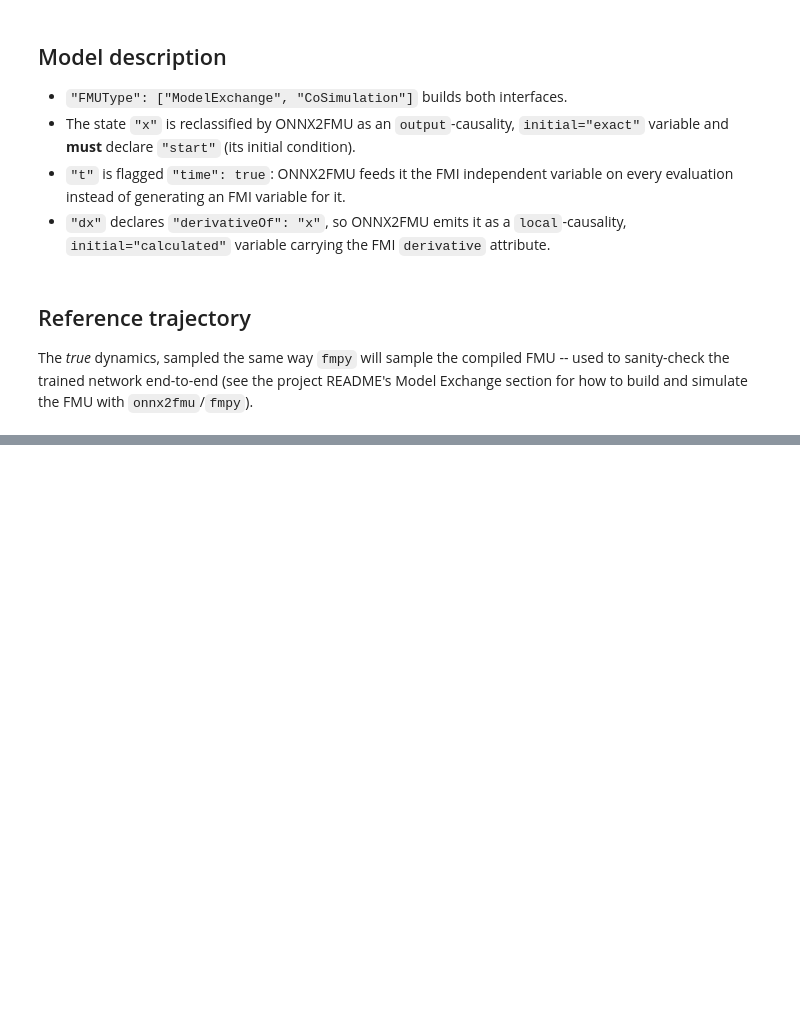
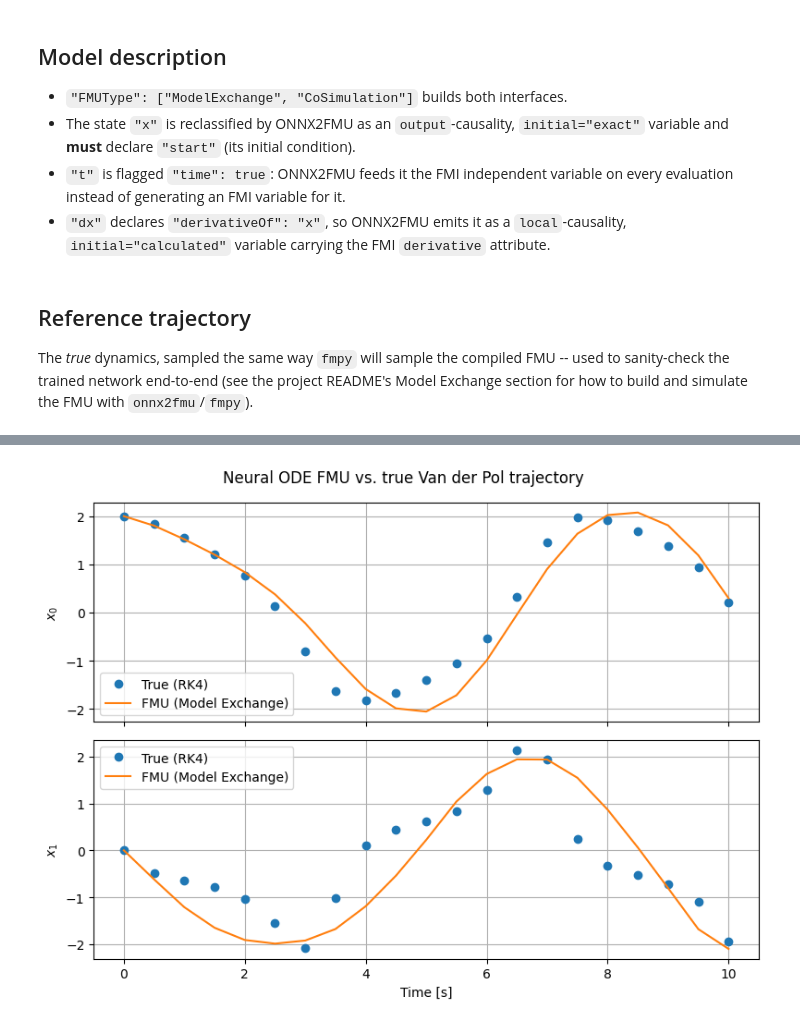
Before and after one commit to HyRES-FBK/onnx2fmu, a Jupyter notebook: examples/example5/generate-example-model.ipynb, the cells around one changed output, grey strips where cells are left out. Cells and saved outputs as stored; diff of their text form; code cells hidden in the pictures; blank space fills up the shorter version.

Commit message:
Improving Neural-ODE model

```diff
--- a/examples/example5/generate-example-model.ipynb
+++ b/examples/example5/generate-example-model.ipynb
@@ -242,0 +306,17 @@ df
+# %%
+import matplotlib.pyplot as plt
+from fmpy import simulate_fmu
+
+results = simulate_fmu(
+    "example5.fmu",
+    fmi_type="ModelExchange",
+    solver="CVode",
+    start_time=t_eval[0],
+    stop_time=t_eval[-1],
+    output_interval=t_eval[1] - t_eval[0],
+    output=["x_0", "x_1"],
+    validate=True,
+)
+
+fmu_df = pd.DataFrame(results).set_index("time")
+fmu_df
@@ -242,0 +342,16 @@ df
+# %%
+fig, axes = plt.subplots(2, 1, figsize=(8, 6), sharex=True)
+
+for ax, col, label in zip(axes, ["x_0", "x_1"], ["$x_0$", "$x_1$"]):
+    ax.plot(df.index, df[col], "o", label="True (RK4)")
+    ax.plot(fmu_df.index, fmu_df[col], "-", label="FMU (Model Exchange)")
+    ax.set_ylabel(label)
+    ax.legend()
+    ax.grid(True)
+
+axes[-1].set_xlabel("Time [s]")
+fig.suptitle("Neural ODE FMU vs. true Van der Pol trajectory")
+plt.tight_layout()
+plt.show()
+# %% [output]
+[figure, added]
```
Also changed, not shown: parts of 8 cells of this notebook, 4 other files.
